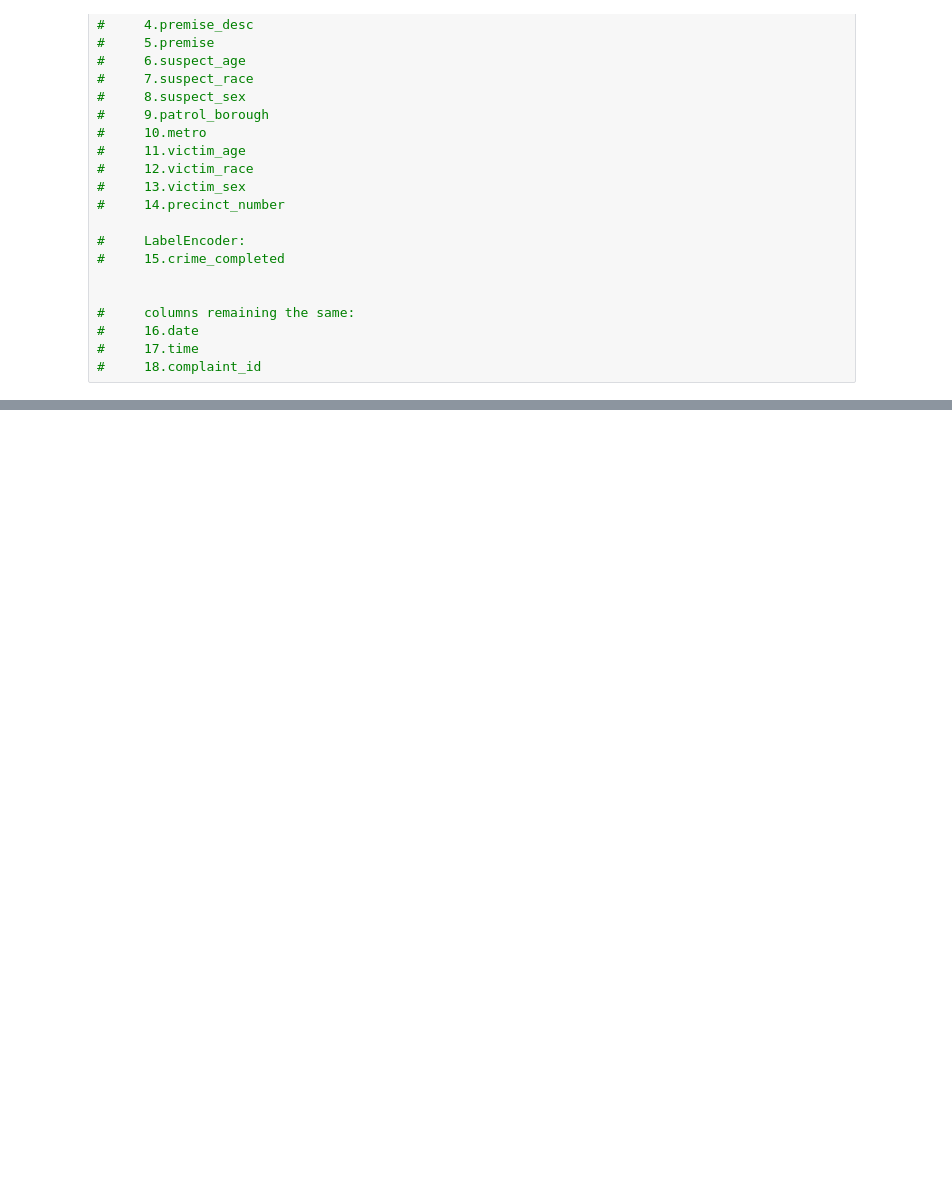
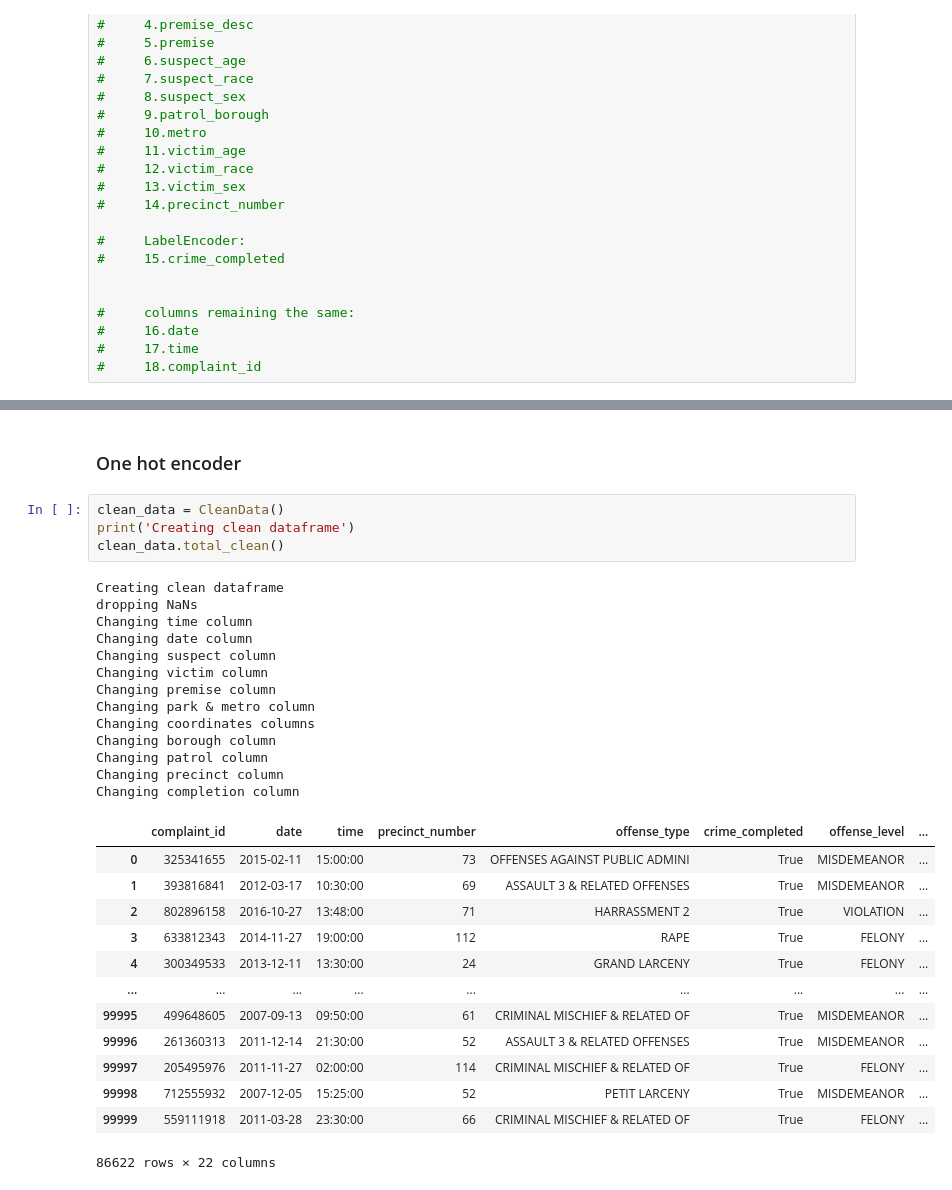
Before and after one commit to candiesforlife/minority_report, a Jupyter notebook: notebooks/ellyn-nb.ipynb, the cells around one changed output, grey strips where cells are left out. Drawn from its saved outputs; the diff is of its cells as text; blank space fills up the shorter version.

Commit message:
hot encoder + labelencoding working

```diff
--- a/notebooks/ellyn-nb.ipynb
+++ b/notebooks/ellyn-nb.ipynb
@@ -193,0 +104,33 @@ df.head()
+# %% [markdown]
+### One hot encoder
+# %%
+clean_data = CleanData()
+print('Creating clean dataframe')
+clean_data.total_clean()
+# %% [output]
+Creating clean dataframe
+dropping NaNs
+Changing time column
+Changing date column
+Changing suspect column
+Changing victim column
+Changing premise column
+Changing park & metro column
+Changing coordinates columns
+Changing borough column
+Changing patrol column
+Changing precinct column
+Changing completion column
+|  | complaint_id | date | time | precinct_number | offense_type | crime_completed | offense_level | ... |
+| 0 | 325341655 | 2015-02-11 | 15:00:00 | 73 | OFFENSES AGAINST PUBLIC ADMINI | True | MISDEMEANOR | ... |
+| 1 | 393816841 | 2012-03-17 | 10:30:00 | 69 | ASSAULT 3 & RELATED OFFENSES | True | MISDEMEANOR | ... |
+| 2 | 802896158 | 2016-10-27 | 13:48:00 | 71 | HARRASSMENT 2 | True | VIOLATION | ... |
+| 3 | 633812343 | 2014-11-27 | 19:00:00 | 112 | RAPE | True | FELONY | ... |
+| 4 | 300349533 | 2013-12-11 | 13:30:00 | 24 | GRAND LARCENY | True | FELONY | ... |
+| ... | ... | ... | ... | ... | ... | ... | ... | ... |
+| 99995 | 499648605 | 2007-09-13 | 09:50:00 | 61 | CRIMINAL MISCHIEF & RELATED OF | True | MISDEMEANOR | ... |
+| 99996 | 261360313 | 2011-12-14 | 21:30:00 | 52 | ASSAULT 3 & RELATED OFFENSES | True | MISDEMEANOR | ... |
+| 99997 | 205495976 | 2011-11-27 | 02:00:00 | 114 | CRIMINAL MISCHIEF & RELATED OF | True | FELONY | ... |
+| 99998 | 712555932 | 2007-12-05 | 15:25:00 | 52 | PETIT LARCENY | True | MISDEMEANOR | ... |
+| 99999 | 559111918 | 2011-03-28 | 23:30:00 | 66 | CRIMINAL MISCHIEF & RELATED OF | True | FELONY | ... |
+86622 rows × 22 columns
```
Also changed, not shown: parts of 27 cells of this notebook, 2 other files.
